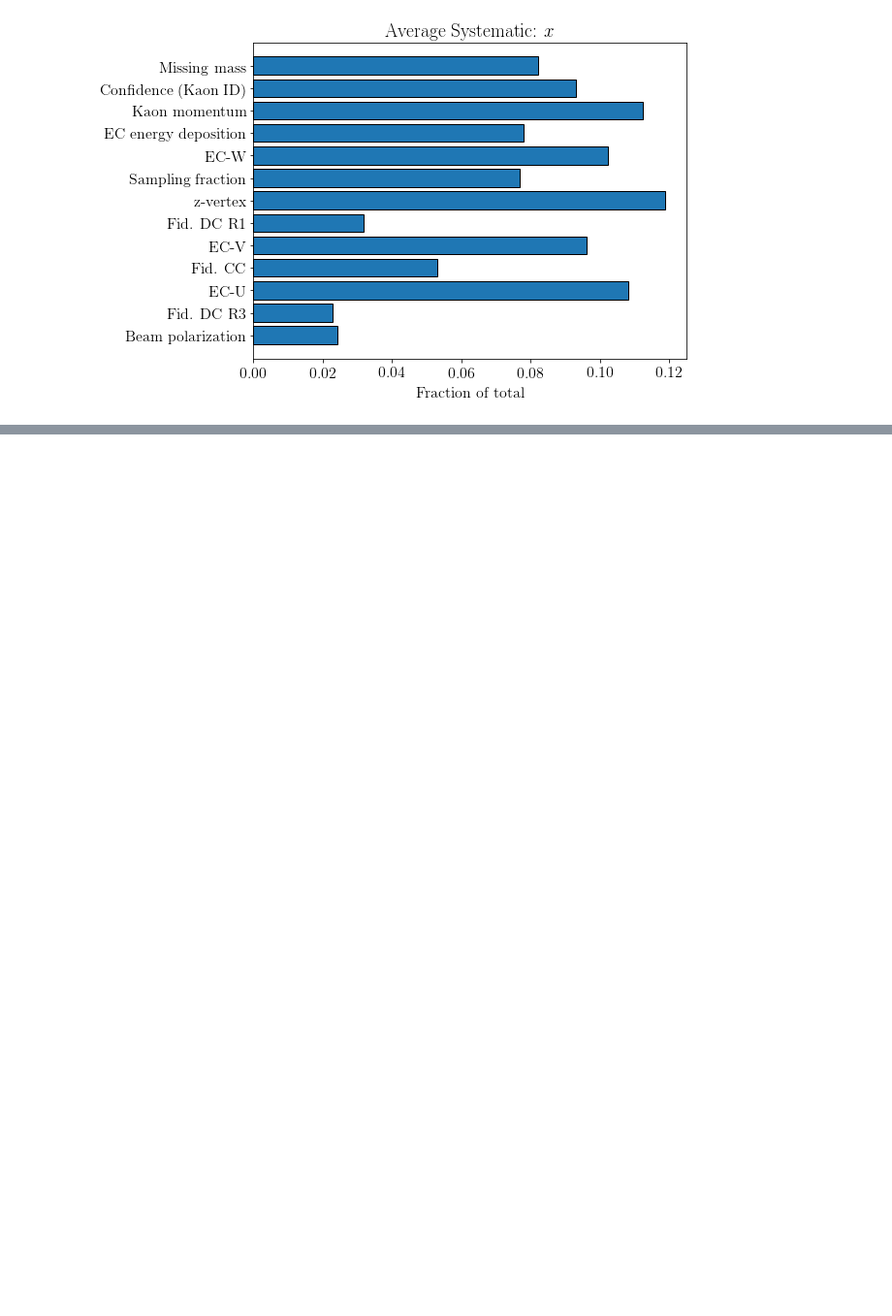
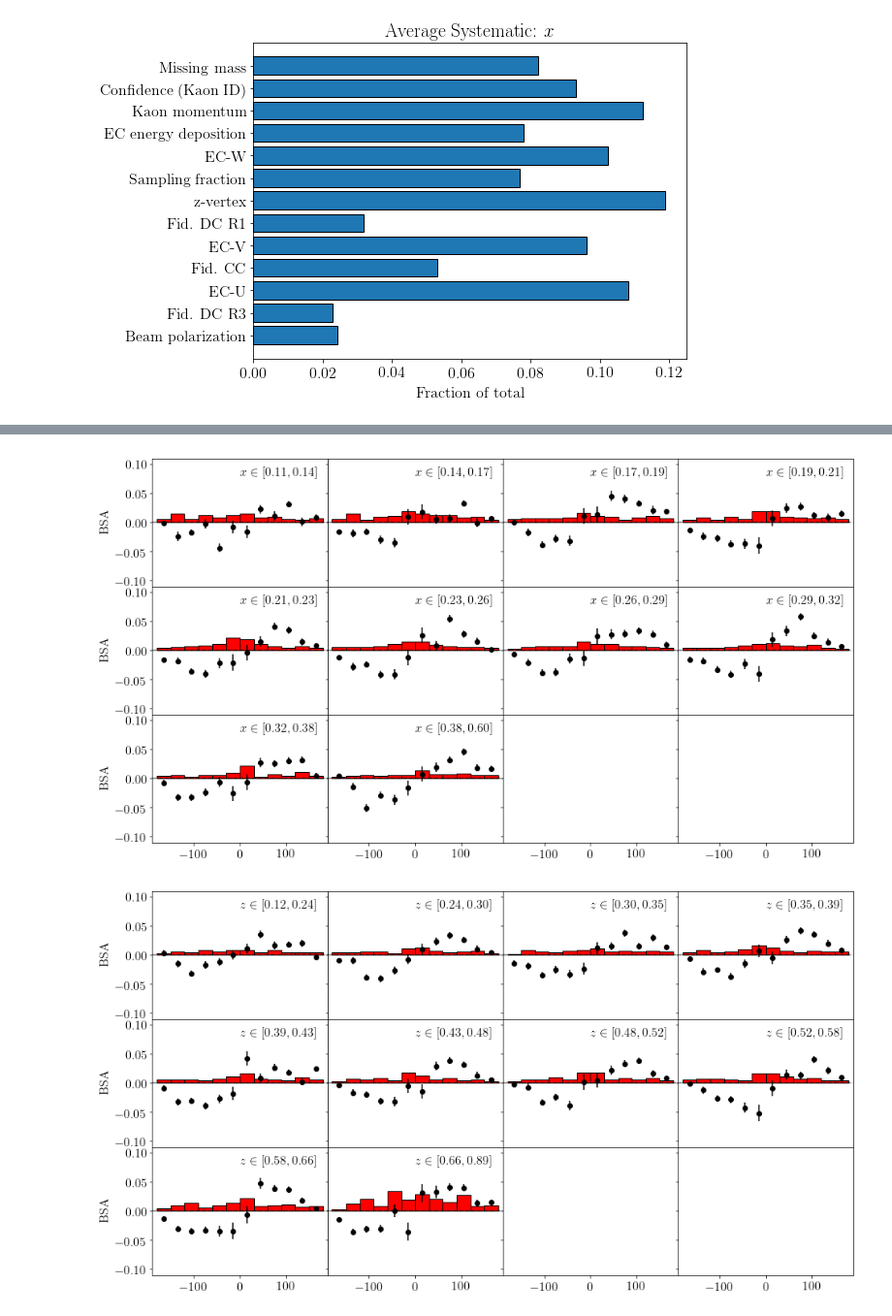
Before and after one commit to dmriser/python-analysis, a Jupyter notebook: kaon-bsa/notebooks/1.0-plot-results.ipynb, the cells around one changed output, grey strips where cells are left out. Shown at 97% size. Cells and saved outputs as stored; diff of their text form; code cells hidden in the pictures; blank space fills up the shorter version.

```diff
--- a/kaon-bsa/notebooks/1.0-plot-results.ipynb
+++ b/kaon-bsa/notebooks/1.0-plot-results.ipynb
@@ -132,0 +172,7 @@ grid_plot_one_axis(data, 'z')
+# %%
+for axis in ['x', 'z']:
+    fig = grid_plot_one_axis(data, axis, display_sys=True)
+    plt.savefig('../image/grid_bsa_sys_{}.pdf'.format(axis), bbox_inches='tight')
+# %% [output]
+[figure, added]
+[figure, added]
```
Also changed, not shown: parts of 4 cells of this notebook.
